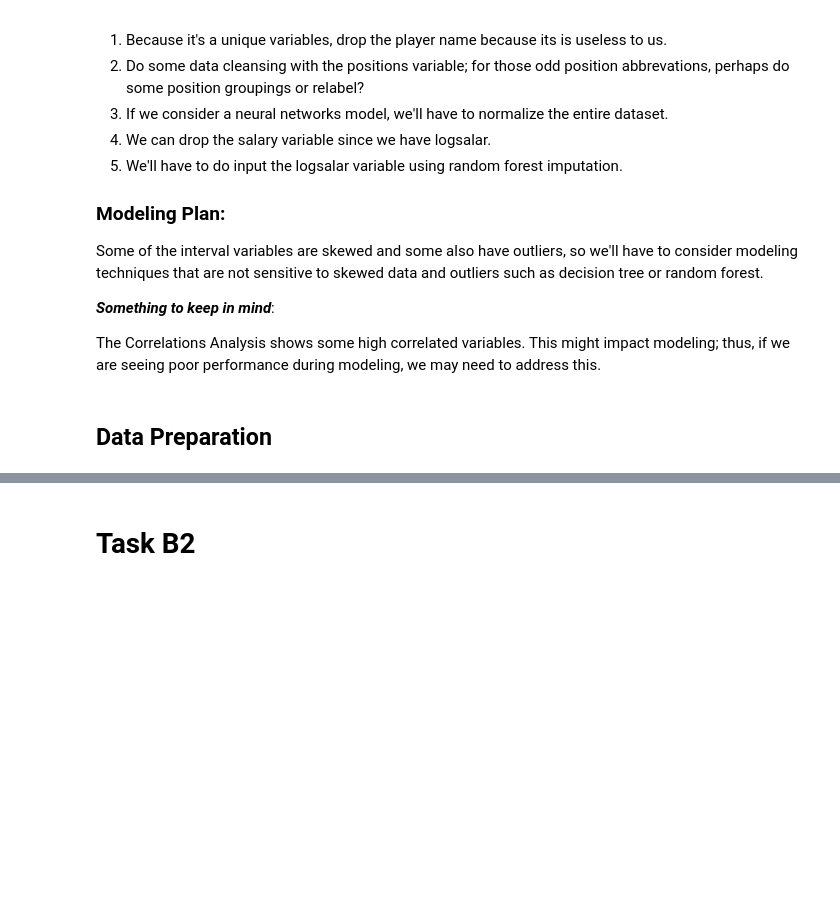
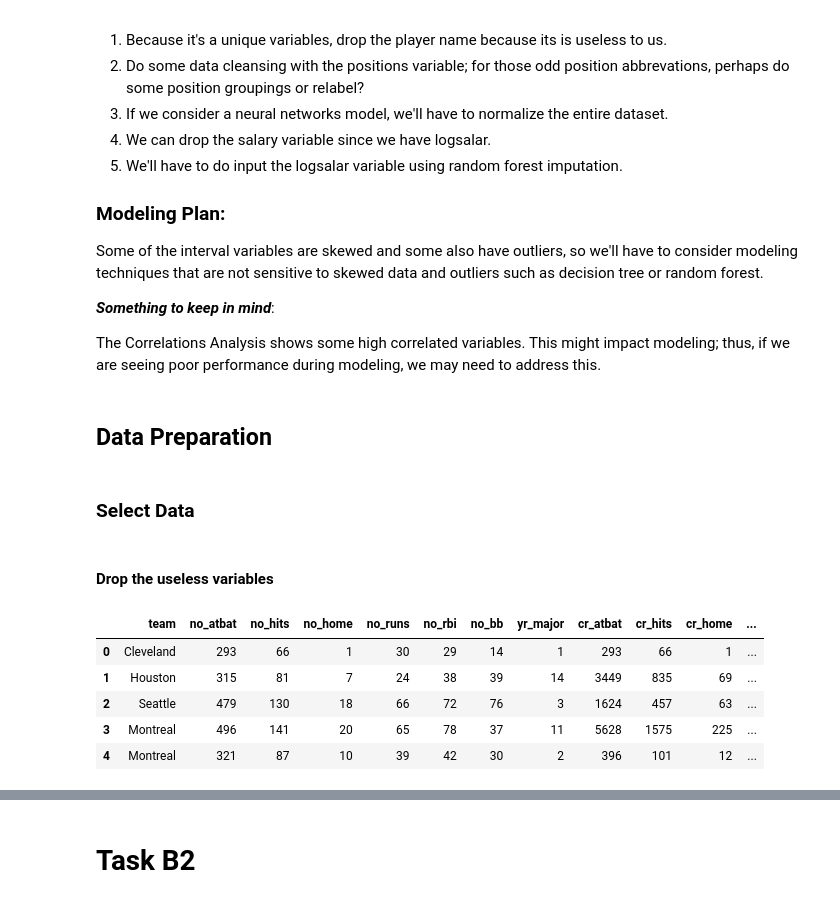
Before and after one commit to MSWinds/dm-group1-project, a Jupyter notebook: Final_Project.ipynb, the cells around one changed output, grey strips where cells are left out. Drawn from its saved outputs; the diff is of its cells as text; code cells hidden in the pictures; blank space fills up the shorter version.

Commit message:
update the part b until data cleaning

```diff
--- a/Final_Project.ipynb
+++ b/Final_Project.ipynb
@@ -2853,3 +2865,24 @@ Some of the interval variables are skewed and some also have outliers, so we'll
 The Correlations Analysis shows some high correlated variables. This might impact modeling; thus, if we are seeing poor performance during modeling, we may need to address this.
 # %% [markdown]
 ## Data Preparation
+# %% [markdown]
+### Select Data
+# %% [markdown]
+#### Drop the useless variables
+# %%
+df_b_pos = df_b_raw.copy()
+
+# drop the salary variable
+df_b_pos.drop(columns = ['salary'], inplace = True)
+
+# drop the name variable
+df_b_pos.drop(columns = ['name'], inplace = True)
+# %%
+df_b_pos.head()
+# %% [output]
+|  | team | no_atbat | no_hits | no_home | no_runs | no_rbi | no_bb | yr_major | cr_atbat | cr_hits | cr_home | ... |
+| 0 | Cleveland | 293 | 66 | 1 | 30 | 29 | 14 | 1 | 293 | 66 | 1 | ... |
+| 1 | Houston | 315 | 81 | 7 | 24 | 38 | 39 | 14 | 3449 | 835 | 69 | ... |
+| 2 | Seattle | 479 | 130 | 18 | 66 | 72 | 76 | 3 | 1624 | 457 | 63 | ... |
+| 3 | Montreal | 496 | 141 | 20 | 65 | 78 | 37 | 11 | 5628 | 1575 | 225 | ... |
+| 4 | Montreal | 321 | 87 | 10 | 39 | 42 | 30 | 2 | 396 | 101 | 12 | ... |
```
Also changed, not shown: parts of 11 cells of this notebook, 1 other file.
